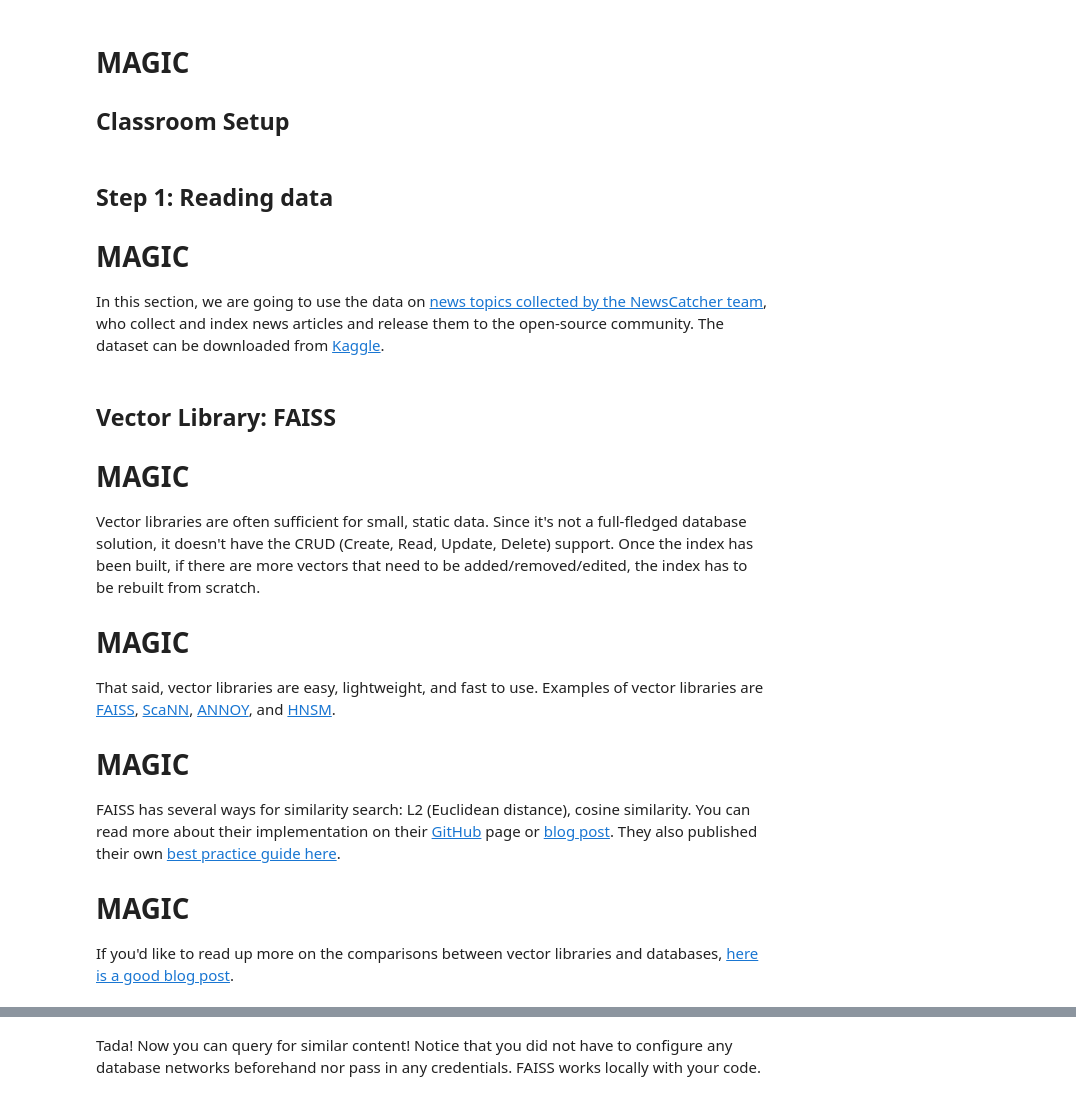
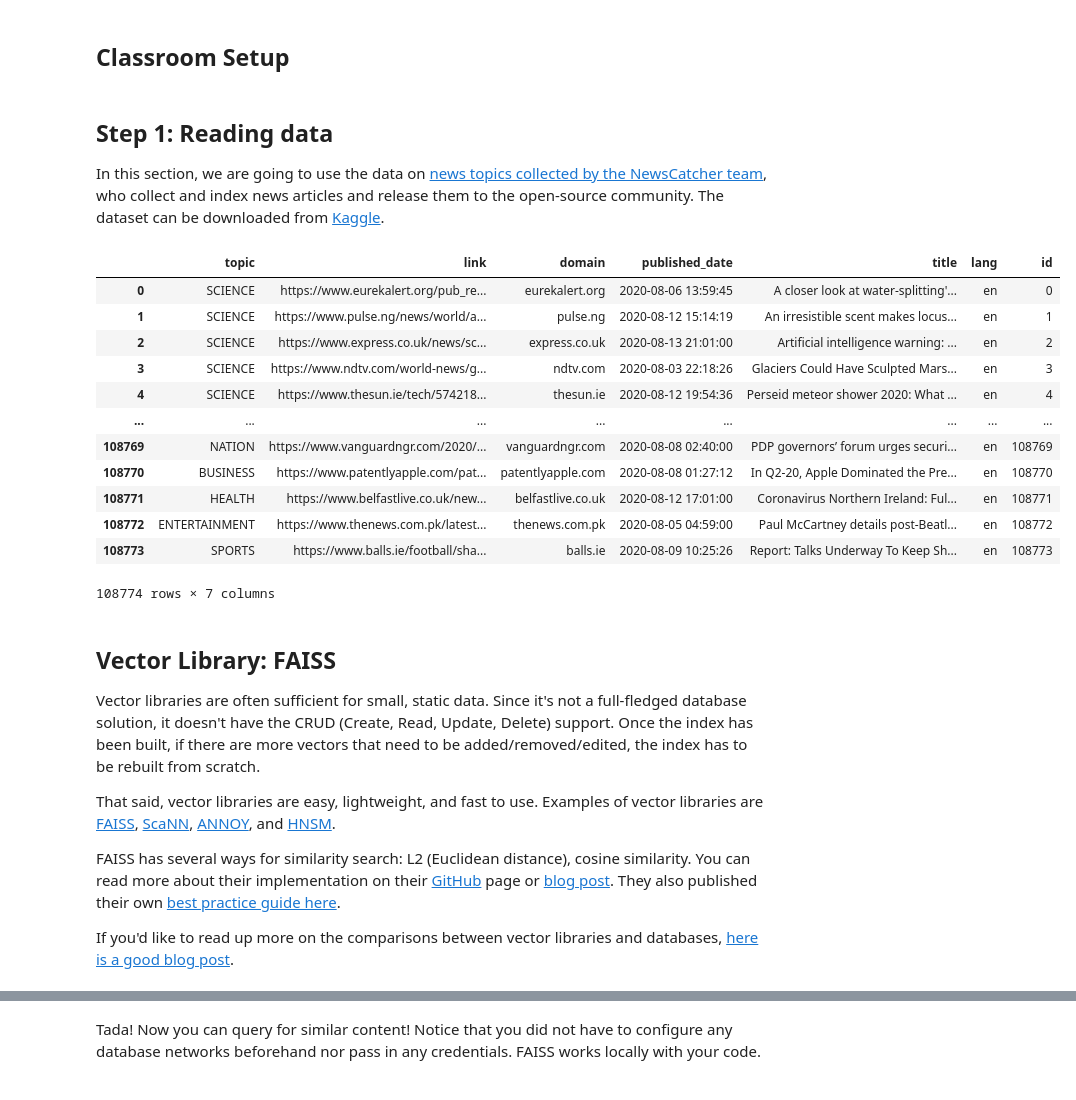
Before and after one commit to vivekprm/LLM-application-production, a Jupyter notebook: notebooks/LLM02-EmbeddingsVectorDatabasesAndSearch/LLM 02 - Embeddings, Vector Databases, and Search.ipynb, the cells around one changed output, grey strips where cells are left out. Saved outputs shown, nothing was run; the diff lists cells and outputs as text; code cells hidden in the pictures.

```diff
--- a/notebooks/LLM02-EmbeddingsVectorDatabasesAndSearch/LLM 02 - Embeddings, Vector Databases, and Search.ipynb
+++ b/notebooks/LLM02-EmbeddingsVectorDatabasesAndSearch/LLM 02 - Embeddings, Vector Databases, and Search.ipynb
@@ -21,29 +17,40 @@ In this notebook, we will implement the full workflow of text vectorization, vec
 # %%
 # MAGIC %pip install faiss-cpu==1.7.4 chromadb==0.3.21
 # %% [markdown]
-# MAGIC
 ## Classroom Setup
 # %%
 # MAGIC %run ../Includes/Classroom-Setup
 # %% [markdown]
 ## Step 1: Reading data
-# MAGIC
 In this section, we are going to use the data on <a href="https://newscatcherapi.com/" target="_blank">news topics collected by the NewsCatcher team</a>, who collect and index news articles and release them to the open-source community. The dataset can be downloaded from <a href="https://www.kaggle.com/kotartemiy/topic-labeled-news-dataset" target="_blank">Kaggle</a>.
 # %%
 import pandas as pd
 
-pdf = pd.read_csv(f"{DA.paths.datasets}/news/labelled_newscatcher_dataset.csv", sep=";")
+pdf = pd.read_csv(f"../../datasets/news/labelled_newscatcher_dataset.csv", sep=";")
 pdf["id"] = pdf.index
 display(pdf)
+# %% [output]
+|  | topic | link | domain | published_date | title | lang | id |
+| 0 | SCIENCE | https://www.eurekalert.org/pub_re... | eurekalert.org | 2020-08-06 13:59:45 | A closer look at water-splitting'... | en | 0 |
+| 1 | SCIENCE | https://www.pulse.ng/news/world/a... | pulse.ng | 2020-08-12 15:14:19 | An irresistible scent makes locus... | en | 1 |
+| 2 | SCIENCE | https://www.express.co.uk/news/sc... | express.co.uk | 2020-08-13 21:01:00 | Artificial intelligence warning: ... | en | 2 |
+| 3 | SCIENCE | https://www.ndtv.com/world-news/g... | ndtv.com | 2020-08-03 22:18:26 | Glaciers Could Have Sculpted Mars... | en | 3 |
+| 4 | SCIENCE | https://www.thesun.ie/tech/574218... | thesun.ie | 2020-08-12 19:54:36 | Perseid meteor shower 2020: What ... | en | 4 |
+| ... | ... | ... | ... | ... | ... | ... | ... |
+| 108769 | NATION | https://www.vanguardngr.com/2020/... | vanguardngr.com | 2020-08-08 02:40:00 | PDP governors’ forum urges securi... | en | 108769 |
+| 108770 | BUSINESS | https://www.patentlyapple.com/pat... | patentlyapple.com | 2020-08-08 01:27:12 | In Q2-20, Apple Dominated the Pre... | en | 108770 |
+| 108771 | HEALTH | https://www.belfastlive.co.uk/new... | belfastlive.co.uk | 2020-08-12 17:01:00 | Coronavirus Northern Ireland: Ful... | en | 108771 |
+| 108772 | ENTERTAINMENT | https://www.thenews.com.pk/latest... | thenews.com.pk | 2020-08-05 04:59:00 | Paul McCartney details post-Beatl... | en | 108772 |
+| 108773 | SPORTS | https://www.balls.ie/football/sha... | balls.ie | 2020-08-09 10:25:26 | Report: Talks Underway To Keep Sh... | en | 108773 |
+108774 rows × 7 columns
 # %% [markdown]
 ## Vector Library: FAISS
-# MAGIC
 Vector libraries are often sufficient for small, static data. Since it's not a full-fledged database solution, it doesn't have the CRUD (Create, Read, Update, Delete) support. Once the index has been built, if there are more vectors that need to be added/removed/edited, the index has to be rebuilt from scratch.
-# MAGIC
+
 That said, vector libraries are easy, lightweight, and fast to use. Examples of vector libraries are [FAISS](https://faiss.ai/), [ScaNN](https://github.com/google-research/google-research/tree/master/scann), [ANNOY](https://github.com/spotify/annoy), and [HNSM](https://arxiv.org/abs/1603.09320).
-# MAGIC
+
 FAISS has several ways for similarity search: L2 (Euclidean distance), cosine similarity. You can read more about their implementation on their [GitHub](https://github.com/facebookresearch/faiss/wiki/Getting-started#searching) page or [blog post](https://engineering.fb.com/2017/03/29/data-infrastructure/faiss-a-library-for-efficient-similarity-search/). They also published their own [best practice guide here](https://github.com/facebookresearch/faiss/wiki/Guidelines-to-choose-an-index).
-# MAGIC
+
 If you'd like to read up more on the comparisons between vector libraries and databases, [here is a good blog post](https://weaviate.io/blog/vector-library-vs-vector-database#feature-comparison---library-versus-database).
 # %% [markdown]
 The overall workflow of FAISS is captured in the diagram below.
```
Also changed, not shown: parts of 25 cells of this notebook, 16 other files.
